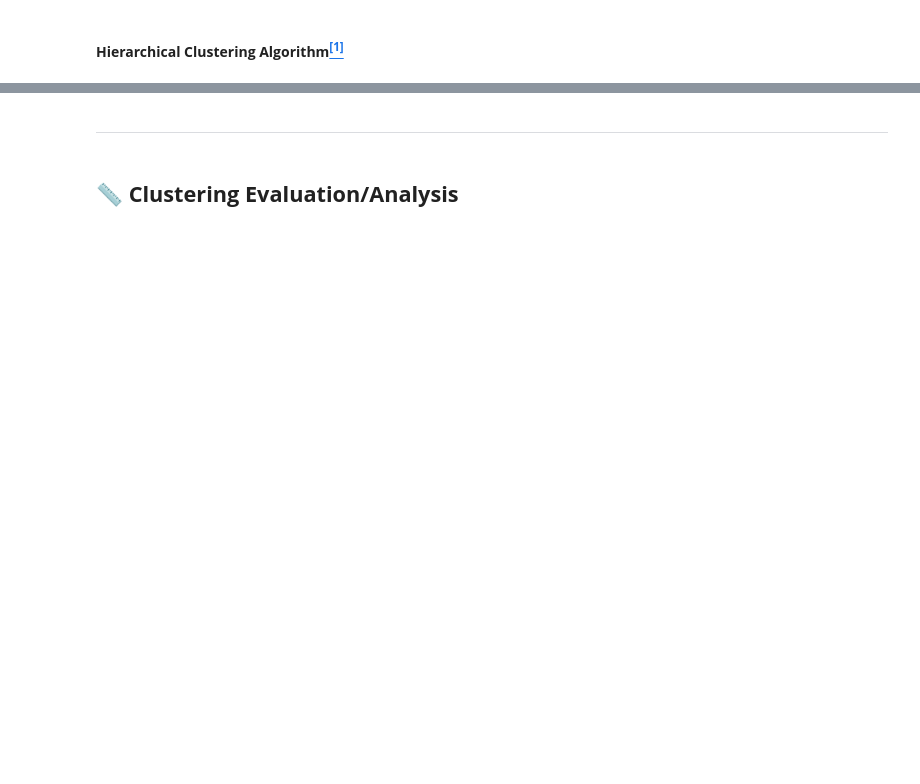
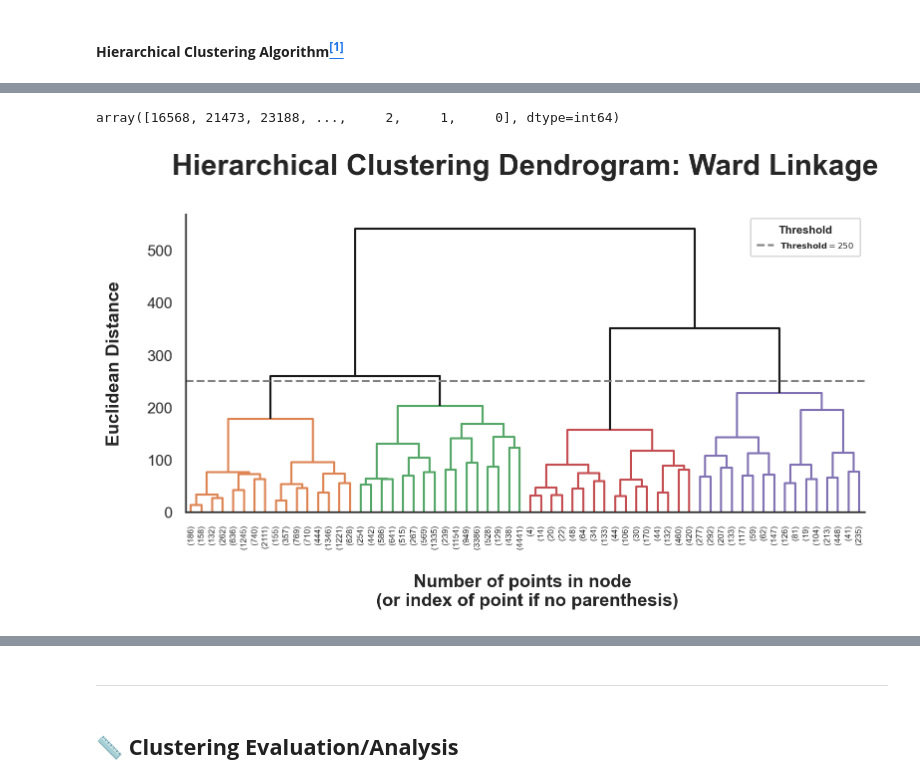
Before and after one commit to Silvestre17/DM_FoodDeliveryClustering_MasterProject, a Jupyter notebook: DM2425_Part2_37_02.ipynb, the cells around one changed output, grey strips where cells are left out. Saved outputs shown, nothing was run; the diff lists cells and outputs as text; code cells hidden in the pictures; blank space fills up the shorter version.

```diff
--- a/DM2425_Part2_37_02.ipynb
+++ b/DM2425_Part2_37_02.ipynb
@@ -198,0 +465,9 @@ weekdays_dict
+# %%
+# setting distance_threshold=0 and n_clusters=None ensures we compute the full tree
+linkage = 'ward'
+distance = 'euclidean'
+
+hclust = AgglomerativeClustering(linkage=linkage, metric=distance, distance_threshold=0, n_clusters=None)
+hclust.fit_predict(ABCDEats[metric_features])
+# %% [output]
+array([16568, 21473, 23188, ...,     2,     1,     0], dtype=int64)
@@ -198,0 +502,23 @@ weekdays_dict
+# %%
+# Plot the corresponding dendrogram
+fig = plt.figure(figsize=(8,5))
+
+##########################################
+# Visualize the Dendrogram with y_threshold = 250
+##########################################
+
+# The Dendrogram parameters need to be tuned
+y_threshold = 250
+dendrogram(linkage_matrix, truncate_mode='level', p=5, color_threshold=y_threshold, above_threshold_color='k')
+plt.hlines(y_threshold, 0, 1000, colors="grey", linestyles="dashed", label=rf'$\mathbf{{Threshold}} = {y_threshold}$', linewidth=1.5)
+plt.title(f'Hierarchical Clustering Dendrogram: {linkage.title()} Linkage\n', fontsize=21, fontweight='bold')
+plt.xlabel('\nNumber of points in node \n (or index of point if no parenthesis)', fontsize=13, fontweight='bold')
+plt.ylabel(f'{distance.title()} Distance\n', fontsize=13, fontweight='bold')
+plt.legend(title='Threshold', title_fontproperties={'weight':'bold', 'size':'8'}, labelspacing=0.8, borderpad=0.8, loc='upper right', fontsize=6)
+
+sns.despine(top=True, right=True)
+plt.tight_layout()
+fig.savefig('./Clustering_Outputs/Hierarchical_Clustering_Dendrogram.png', dpi=300, bbox_inches='tight')
+plt.show()
+# %% [output]
+[figure, added]
```
Also changed, not shown: parts of 81 cells of this notebook, 24 other files.
